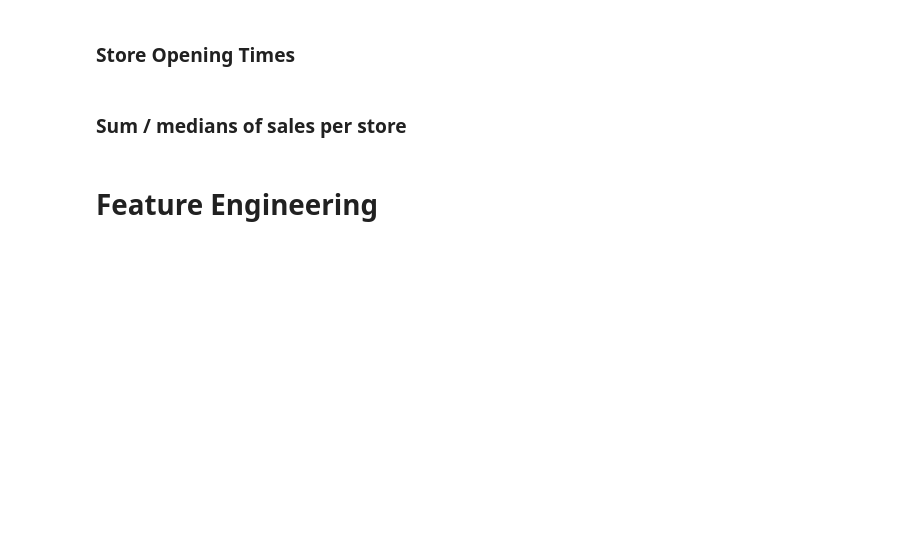
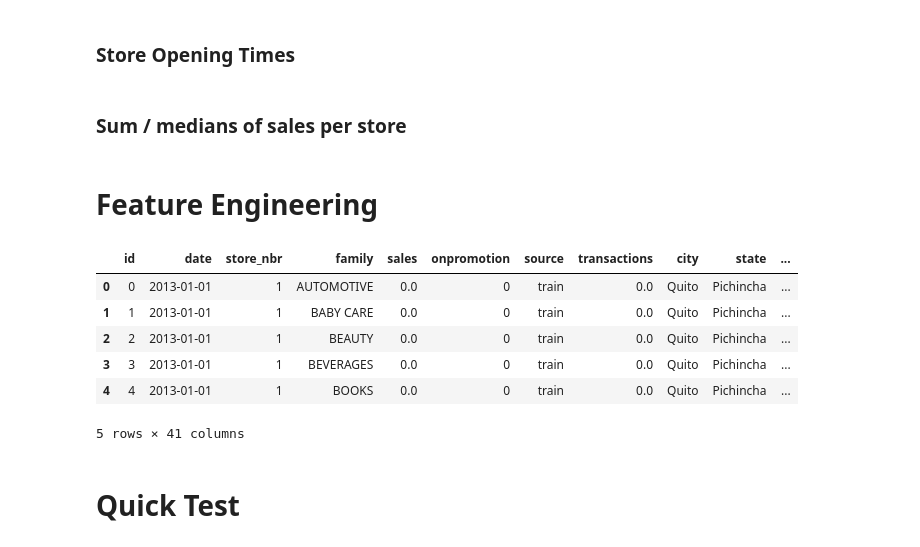
Before and after one commit to gavrilovAlikhan/ML-Practice, a Jupyter notebook: Store Sales/store_sales.ipynb, the cells around one changed output. Drawn from its saved outputs; the diff is of its cells as text; code cells hidden in the pictures; blank space fills up the shorter version.

Commit message:
added feature engineering and simpel tscv test

```diff
--- a/Store Sales/store_sales.ipynb
+++ b/Store Sales/store_sales.ipynb
@@ -487,8 +516,8 @@ plt.tight_layout()
 # %% [markdown]
 # Feature Engineering
 # %%
-def feature_engineering(df = df: pd.DataFrame) -> pd.DataFrame:
-
+def feature_engineering(fdf: pd.DataFrame = df) -> pd.DataFrame:
+    df = fdf.copy()
     # Date Transformations
     d = df['date'].dt
     df['year']         = d.year
@@ -506,5 +535,31 @@ def feature_engineering(df = df: pd.DataFrame) -> pd.DataFrame:
     df['is_quarter_end']   = d.is_quarter_end.astype(int)
     df['is_year_start']    = d.is_year_start.astype(int)
     df['is_year_end']      = d.is_year_end.astype(int)
+
+    mask = (df['is_regional'] == 1) | (df['is_local'] == 1) | (df['is_national'] == 1)
+    df['is_holiday'] = mask.astype(int)
+
+    #! TODO: days before / after holiday
+    #! TODO: days after event
+    #! TODO: store sales to transactions ratio --- DROP ACTUAL VALUES USE ONLY LAG
+    #! TODO: add share of sold products out of all products --- DROP ACTUAL VALUES USE ONLY LAG
+    #! TODO: share of sales per city / state by each --- DROP ACTUAL VALUES USE ONLY LAG
+    #! TODO: impute missing transactions
+    #! TODO: remove stores before their opening date
+
+    return df
+# %%
+temp_df = feature_engineering(df)
+temp_df.head()
+# %% [output]
+|  | id | date | store_nbr | family | sales | onpromotion | source | transactions | city | state | ... |
+| 0 | 0 | 2013-01-01 | 1 | AUTOMOTIVE | 0.0 | 0 | train | 0.0 | Quito | Pichincha | ... |
+| 1 | 1 | 2013-01-01 | 1 | BABY CARE | 0.0 | 0 | train | 0.0 | Quito | Pichincha | ... |
+| 2 | 2 | 2013-01-01 | 1 | BEAUTY | 0.0 | 0 | train | 0.0 | Quito | Pichincha | ... |
+| 3 | 3 | 2013-01-01 | 1 | BEVERAGES | 0.0 | 0 | train | 0.0 | Quito | Pichincha | ... |
+| 4 | 4 | 2013-01-01 | 1 | BOOKS | 0.0 | 0 | train | 0.0 | Quito | Pichincha | ... |
+5 rows × 41 columns
 # %%
 # TODO: create features such as meadian per store and nunique stores per family but only during cross validation to prevent leakage
+# %% [markdown]
+# Quick Test
```
Also changed, not shown: parts of 4 cells of this notebook.
